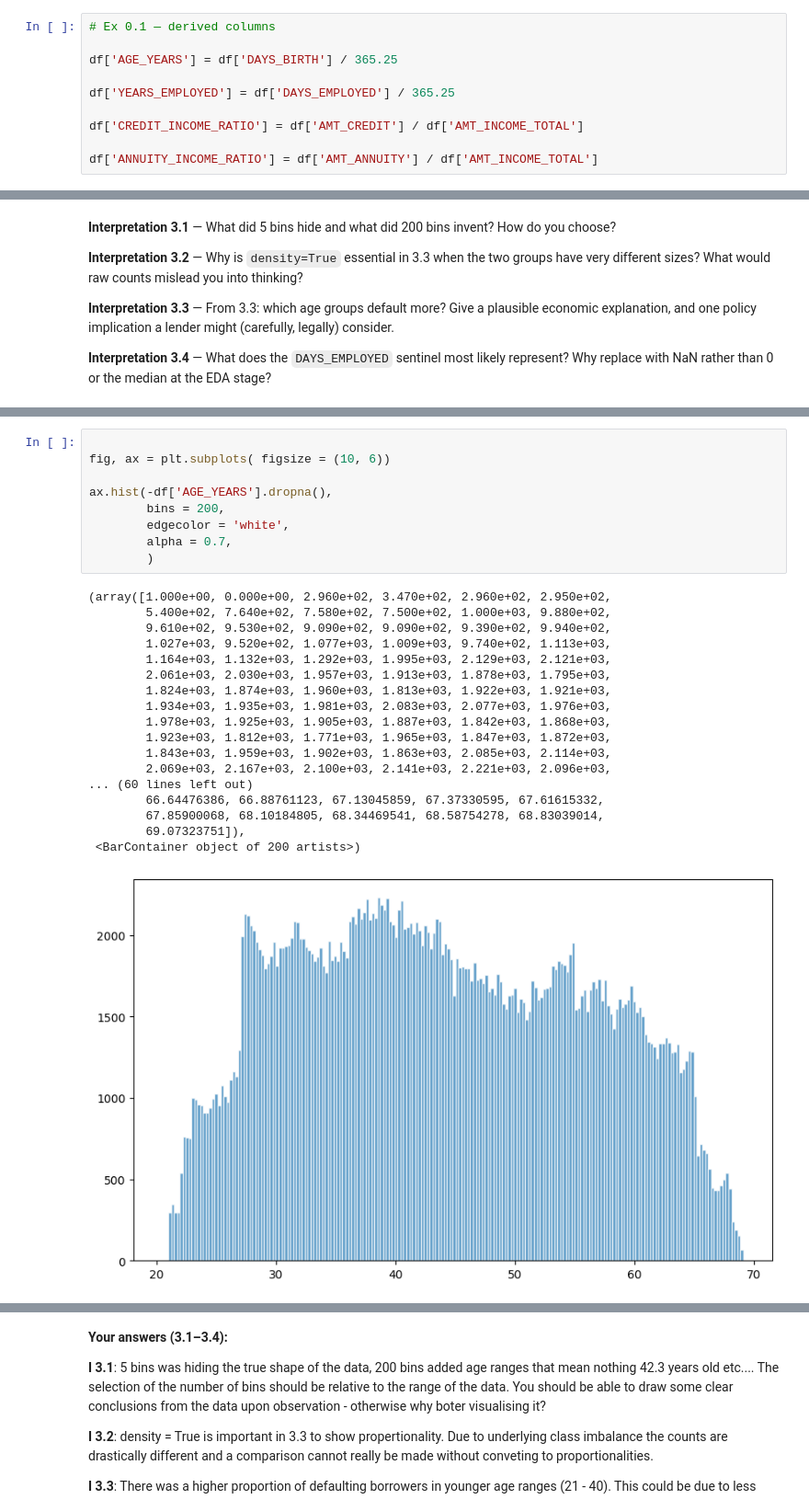
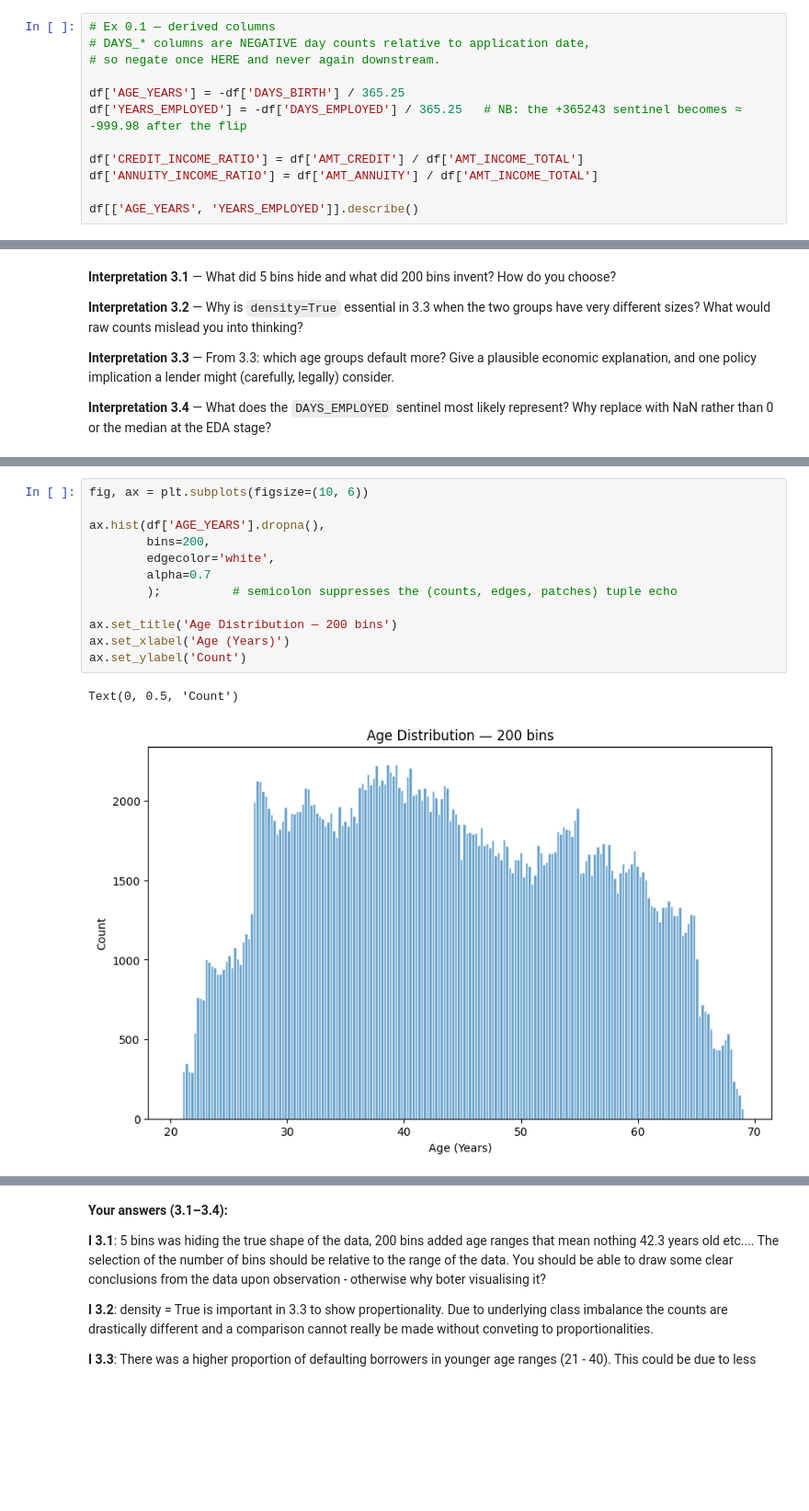
Before and after one commit to smallchuch/CreditRiskLearning, a Jupyter notebook: Learning Journey/1.5 Matplotlib + Seaborn/matplotlib_seaborn_practice_home_credit.ipynb, the cells around one changed output, grey strips where cells are left out. Shown at 92% size. Drawn from its saved outputs; the diff is of its cells as text; blank space fills up the shorter version.

```diff
--- a/Learning Journey/1.5 Matplotlib + Seaborn/matplotlib_seaborn_practice_home_credit.ipynb
+++ b/Learning Journey/1.5 Matplotlib + Seaborn/matplotlib_seaborn_practice_home_credit.ipynb
@@ -67,11 +67,13 @@ Then print `df[["AGE_YEARS", "YEARS_EMPLOYED"]].describe()` and look at the max
 **Interpretation 0.1** — What do you notice about the maximum of `YEARS_EMPLOYED`? What do you suspect it encodes, and why would a lender's system produce a value like that?
 # %%
 # Ex 0.1 — derived columns
+# DAYS_* columns are NEGATIVE day counts relative to application date,
+# so negate once HERE and never again downstream.
 
-df['AGE_YEARS'] = df['DAYS_BIRTH'] / 365.25
-
-df['YEARS_EMPLOYED'] = df['DAYS_EMPLOYED'] / 365.25
+df['AGE_YEARS'] = -df['DAYS_BIRTH'] / 365.25
+df['YEARS_EMPLOYED'] = -df['DAYS_EMPLOYED'] / 365.25   # NB: the +365243 sentinel becomes ≈ -999.98 after the flip
 
 df['CREDIT_INCOME_RATIO'] = df['AMT_CREDIT'] / df['AMT_INCOME_TOTAL']
+df['ANNUITY_INCOME_RATIO'] = df['AMT_ANNUITY'] / df['AMT_INCOME_TOTAL']
 
-df['ANNUITY_INCOME_RATIO'] = df['AMT_ANNUITY'] / df['AMT_INCOME_TOTAL']
+df[['AGE_YEARS', 'YEARS_EMPLOYED']].describe()
@@ -379,31 +379,18 @@ ax.hist(-df['AGE_YEARS'].dropna(),
 # %%
+fig, ax = plt.subplots(figsize=(10, 6))
 
-fig, ax = plt.subplots( figsize = (10, 6))
+ax.hist(df['AGE_YEARS'].dropna(),
+        bins=200,
+        edgecolor='white',
+        alpha=0.7
+        );          # semicolon suppresses the (counts, edges, patches) tuple echo
 
-ax.hist(-df['AGE_YEARS'].dropna(),
-        bins = 200,
-        edgecolor = 'white',
-        alpha = 0.7,
-        )
+ax.set_title('Age Distribution — 200 bins')
+ax.set_xlabel('Age (Years)')
+ax.set_ylabel('Count')
 # %% [output]
-(array([1.000e+00, 0.000e+00, 2.960e+02, 3.470e+02, 2.960e+02, 2.950e+02,
-        5.400e+02, 7.640e+02, 7.580e+02, 7.500e+02, 1.000e+03, 9.880e+02,
-        9.610e+02, 9.530e+02, 9.090e+02, 9.090e+02, 9.390e+02, 9.940e+02,
-        1.027e+03, 9.520e+02, 1.077e+03, 1.009e+03, 9.740e+02, 1.113e+03,
-        1.164e+03, 1.132e+03, 1.292e+03, 1.995e+03, 2.129e+03, 2.121e+03,
-        2.061e+03, 2.030e+03, 1.957e+03, 1.913e+03, 1.878e+03, 1.795e+03,
-        1.824e+03, 1.874e+03, 1.960e+03, 1.813e+03, 1.922e+03, 1.921e+03,
-        1.934e+03, 1.935e+03, 1.981e+03, 2.083e+03, 2.077e+03, 1.976e+03,
-        1.978e+03, 1.925e+03, 1.905e+03, 1.887e+03, 1.842e+03, 1.868e+03,
-        1.923e+03, 1.812e+03, 1.771e+03, 1.965e+03, 1.847e+03, 1.872e+03,
-        1.843e+03, 1.959e+03, 1.902e+03, 1.863e+03, 2.085e+03, 2.114e+03,
-        2.069e+03, 2.167e+03, 2.100e+03, 2.141e+03, 2.221e+03, 2.096e+03,
-... (60 lines left out)
-        66.64476386, 66.88761123, 67.13045859, 67.37330595, 67.61615332,
-        67.85900068, 68.10184805, 68.34469541, 68.58754278, 68.83039014,
-        69.07323751]),
- <BarContainer object of 200 artists>)
+Text(0, 0.5, 'Count')
-[figure, old version]
+[figure, new version]
 # %%
 # Ex 3.2 — income histogram, then two fixes
 
```
Also changed, not shown: parts of 10 cells of this notebook, 2 other files.
